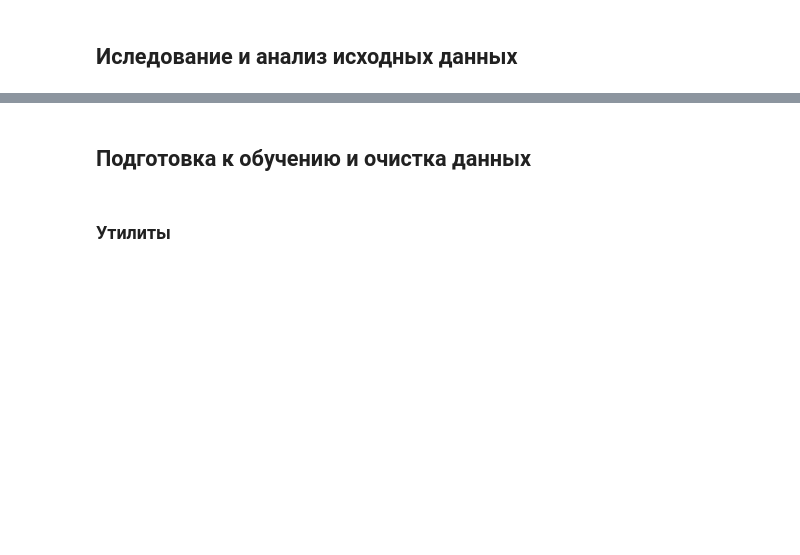
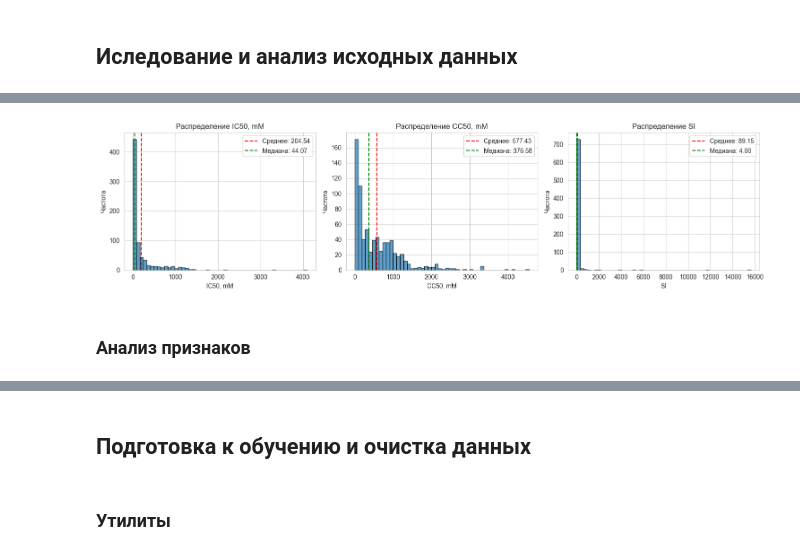
Before and after one commit to LeonNayd/chemai-predict-the-cure, a Jupyter notebook: notebooks/final_pipeline.ipynb, the cells around one changed output, grey strips where cells are left out. Cells and saved outputs as stored; diff of their text form; code cells hidden in the pictures; blank space fills up the shorter version.

```diff
--- a/notebooks/final_pipeline.ipynb
+++ b/notebooks/final_pipeline.ipynb
@@ -22,6 +22,7 @@ from collections import defaultdict
 # Сторонние библиотеки
 import lightgbm as lgb
 import matplotlib.pyplot as plt
+import seaborn as sns
 import numpy as np
 import optuna
 import pandas as pd
@@ -33,4 +34,9 @@ from sklearn.preprocessing import StandardScaler
 
 warnings.filterwarnings('ignore')
 optuna.logging.set_verbosity(optuna.logging.WARNING)
+
+# Настройка стиля графиков
+sns.set_style("whitegrid")
+plt.rcParams['figure.figsize'] = (12, 6)
+plt.rcParams['font.size'] = 10
 # %%
@@ -48,3 +67,6 @@ ARTIFACTS_DIR.mkdir(parents=True, exist_ok=True)
 SUBMISSIONS_DIR.mkdir(parents=True, exist_ok=True)
 # %% [markdown]
 ## Загрузка исходных данных
+# %%
+train_df = pd.read_csv(RAW_DIR / f'train.csv')
+test_df = pd.read_csv(RAW_DIR / f'test.csv')
@@ -52,0 +117,9 @@ SUBMISSIONS_DIR.mkdir(parents=True, exist_ok=True)
+# %%
+for col in RAW_TARGET_COLS:
+    print(f"\n{col}:")
+    print(f"  Среднее: {train_df[col].mean():.4f}")
+    print(f"  Медиана: {train_df[col].median():.4f}")
+    print(f"  Стандартное отклонение: {train_df[col].std():.4f}")
+    print(f"  Минимум: {train_df[col].min():.4f}")
+    print(f"  Максимум: {train_df[col].max():.4f}")
+    print(f"  Коэффициент вариации: {train_df[col].std()/train_df[col].mean():.4f}")
@@ -52,0 +144,16 @@ SUBMISSIONS_DIR.mkdir(parents=True, exist_ok=True)
+# %%
+# Визуализация распределения целевых переменных
+fig, axes = plt.subplots(1, 3, figsize=(15, 4))
+for i, col in enumerate(RAW_TARGET_COLS):
+    axes[i].hist(train_df[col], bins=50, edgecolor='black', alpha=0.7)
+    axes[i].set_title(f'Распределение {col}')
+    axes[i].set_xlabel(col)
+    axes[i].set_ylabel('Частота')
+    axes[i].axvline(train_df[col].mean(), color='red', linestyle='--', label=f'Среднее: {train_df[col].mean():.2f}')
+    axes[i].axvline(train_df[col].median(), color='green', linestyle='--', label=f'Медиана: {train_df[col].median():.2f}')
+    axes[i].legend()
+plt.tight_layout()
+# %% [output]
+[figure, added]
+# %% [markdown]
+### Анализ признаков
```
Also changed, not shown: parts of 42 cells of this notebook, 3 other files.
